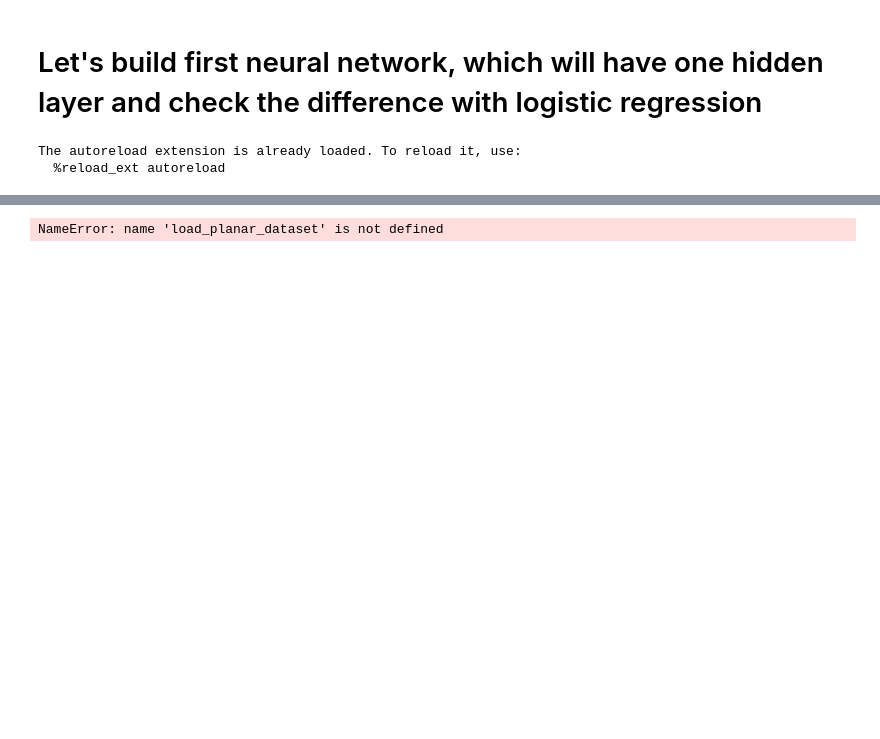
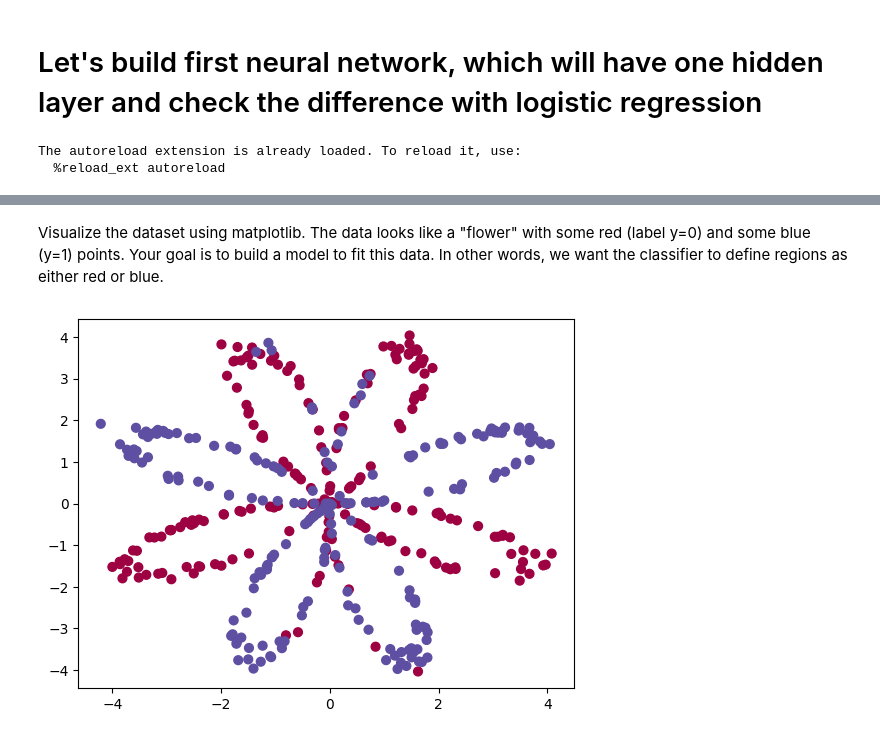
Before and after one commit to awalehdek/Deep-Learning, a Jupyter notebook: 1_1_Planar data classificaion with one hidden layer/Planar_data_classification_with_OneLayer.ipynb, the cells around one changed output, grey strips where cells are left out. Cells and saved outputs as stored; diff of their text form; code cells hidden in the pictures; blank space fills up the shorter version.

```diff
--- a/1_1_Planar data classificaion with one hidden layer/Planar_data_classification_with_OneLayer.ipynb
+++ b/1_1_Planar data classificaion with one hidden layer/Planar_data_classification_with_OneLayer.ipynb
@@ -27,6 +22,7 @@ ModuleNotFoundError: No module named 'planar_utils'
+# %% [markdown]
+Visualize the dataset using matplotlib. The data looks like a "flower" with some red (label y=0) and some blue (y=1) points. Your goal is to build a model to fit this data. In other words, we want the classifier to define regions as either red or blue.
 # %%
-# Import dataset
-
-X, Y = load_planar_dataset()
+# Visualize the data:
+plt.scatter(X[0, :], X[1, :], c=Y, s=40, cmap=plt.cm.Spectral);
 # %% [output]
-NameError: name 'load_planar_dataset' is not defined
+[figure, added]
```
Also changed, not shown: parts of 2 cells of this notebook, 1 other file.
